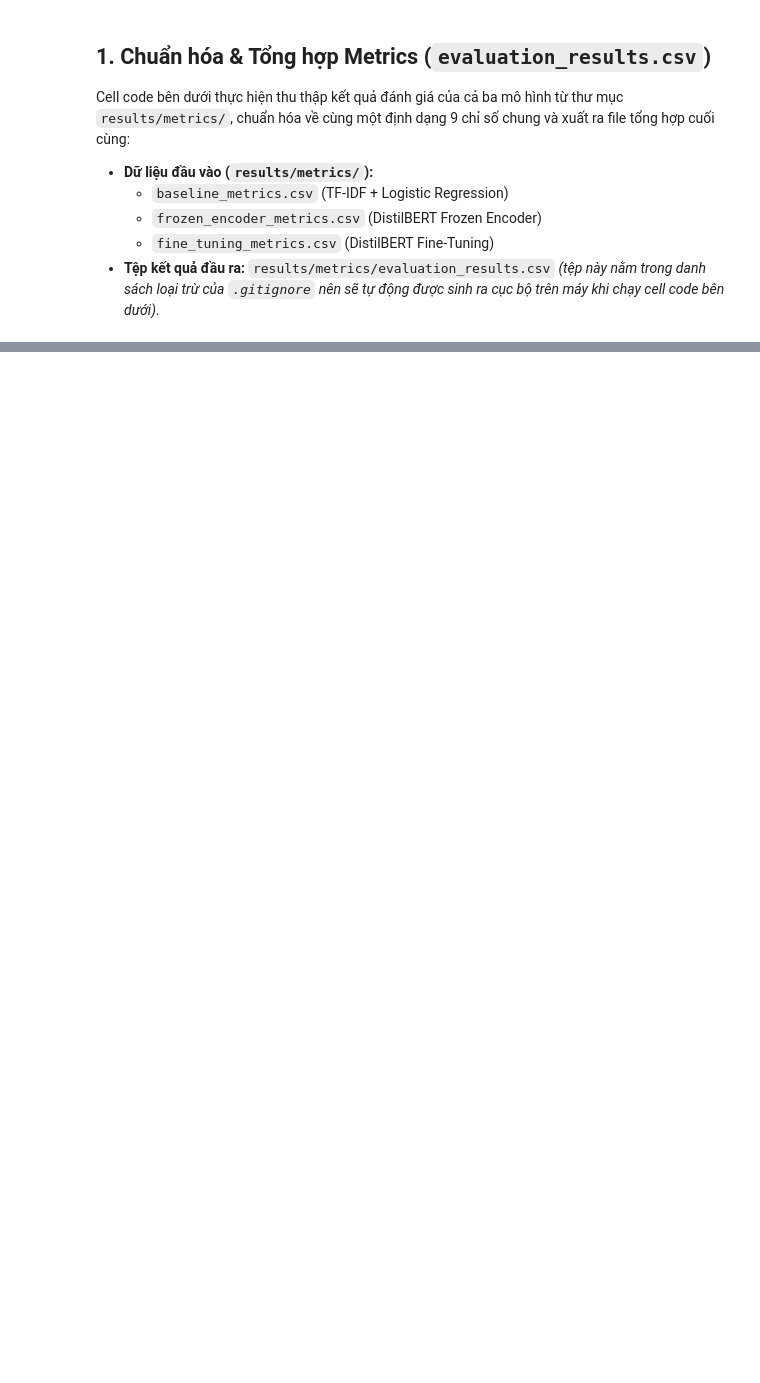
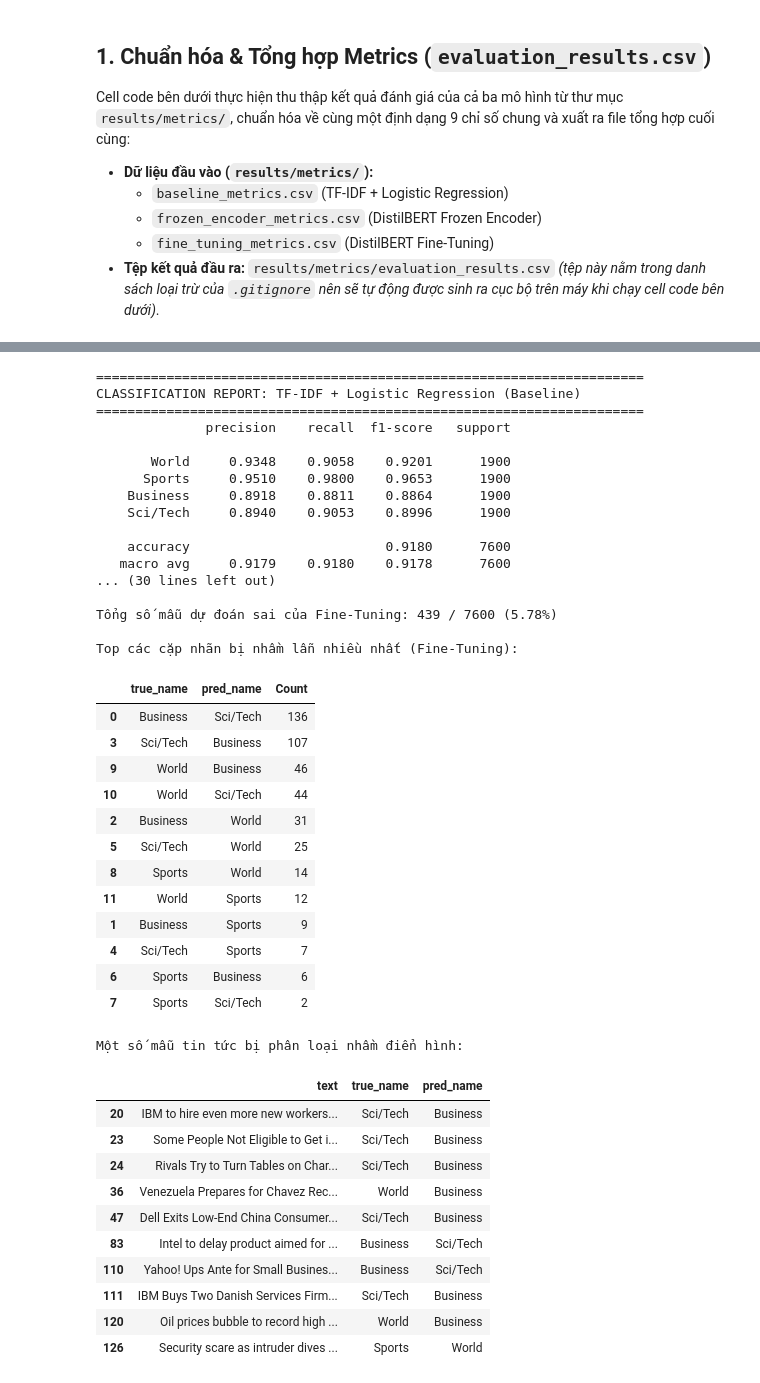
Before and after one commit to maintx1770-sudo/Course-Work-6, a Jupyter notebook: notebooks/05_comparison.ipynb, the cells around one changed output, grey strips where cells are left out. Drawn from its saved outputs; the diff is of its cells as text; code cells hidden in the pictures; blank space fills up the shorter version.

```diff
--- a/notebooks/05_comparison.ipynb
+++ b/notebooks/05_comparison.ipynb
@@ -98,0 +155,78 @@ for title, pred_path, fig_path in pred_configs:
+# %%
+# 1. In Classification Report chi tiết từng lớp cho cả 3 mô hình
+for title, pred_path, _ in pred_configs:
+    if pred_path.exists():
+        df_p = pd.read_csv(pred_path)
+        print("=" * 70)
+        print(f"CLASSIFICATION REPORT: {title}")
+        print("=" * 70)
+        print(classification_report(df_p["true_label"], df_p["pred_label"], target_names=LABEL_NAMES, digits=4))
+
+# 2. Phân tích cặp nhãn nhầm lẫn nhiều nhất & ví dụ lỗi sai trên mô hình tốt nhất (Fine-Tuning)
+ft_pred_path = METRICS_DIR / "fine_tuning_predictions.csv"
+if ft_pred_path.exists():
+    df_ft = pd.read_csv(ft_pred_path)
+    df_ft["true_name"] = df_ft["true_label"].map(lambda i: LABEL_NAMES[i])
+    df_ft["pred_name"] = df_ft["pred_label"].map(lambda i: LABEL_NAMES[i])
+
+    errors = df_ft[df_ft["true_label"] != df_ft["pred_label"]].copy()
+    print(f"\nTổng số mẫu dự đoán sai của Fine-Tuning: {len(errors)} / {len(df_ft)} ({len(errors)/len(df_ft)*100:.2f}%)")
+
+    # Thống kê top các cặp nhầm lẫn phổ biến nhất
+    confusion_pairs = (
+        errors.groupby(["true_name", "pred_name"])
+        .size()
+        .reset_index(name="Count")
+        .sort_values("Count", ascending=False)
+    )
+    print("\nTop các cặp nhãn bị nhầm lẫn nhiều nhất (Fine-Tuning):")
+    display(confusion_pairs)
+
+    # Hiển thị 10 mẫu văn bản dự đoán sai điển hình (nếu file predictions có cột text)
+    text_col = next((c for c in ["text", "sentence", "input_text", "title"] if c in errors.columns), None)
+    if text_col:
+        print("\nMột số mẫu tin tức bị phân loại nhầm điển hình:")
+        display(errors[[text_col, "true_name", "pred_name"]].head(10))
+# %% [output]
+======================================================================
+CLASSIFICATION REPORT: TF-IDF + Logistic Regression (Baseline)
+======================================================================
+              precision    recall  f1-score   support
+
+       World     0.9348    0.9058    0.9201      1900
+      Sports     0.9510    0.9800    0.9653      1900
+    Business     0.8918    0.8811    0.8864      1900
+    Sci/Tech     0.8940    0.9053    0.8996      1900
+
+    accuracy                         0.9180      7600
+   macro avg     0.9179    0.9180    0.9178      7600
+... (30 lines left out)
+
+Tổng số mẫu dự đoán sai của Fine-Tuning: 439 / 7600 (5.78%)
+
+Top các cặp nhãn bị nhầm lẫn nhiều nhất (Fine-Tuning):
+|  | true_name | pred_name | Count |
+| 0 | Business | Sci/Tech | 136 |
+| 3 | Sci/Tech | Business | 107 |
+| 9 | World | Business | 46 |
+| 10 | World | Sci/Tech | 44 |
+| 2 | Business | World | 31 |
+| 5 | Sci/Tech | World | 25 |
+| 8 | Sports | World | 14 |
+| 11 | World | Sports | 12 |
+| 1 | Business | Sports | 9 |
+| 4 | Sci/Tech | Sports | 7 |
+| 6 | Sports | Business | 6 |
+| 7 | Sports | Sci/Tech | 2 |
+Một số mẫu tin tức bị phân loại nhầm điển hình:
+|  | text | true_name | pred_name |
+| 20 | IBM to hire even more new workers... | Sci/Tech | Business |
+| 23 | Some People Not Eligible to Get i... | Sci/Tech | Business |
+| 24 | Rivals Try to Turn Tables on Char... | Sci/Tech | Business |
+| 36 | Venezuela Prepares for Chavez Rec... | World | Business |
+| 47 | Dell Exits Low-End China Consumer... | Sci/Tech | Business |
+| 83 | Intel to delay product aimed for ... | Business | Sci/Tech |
+| 110 | Yahoo! Ups Ante for Small Busines... | Business | Sci/Tech |
+| 111 | IBM Buys Two Danish Services Firm... | Sci/Tech | Business |
+| 120 | Oil prices bubble to record high ... | World | Business |
+| 126 | Security scare as intruder dives ... | Sports | World |
```
Also changed, not shown: parts of 4 cells of this notebook.
